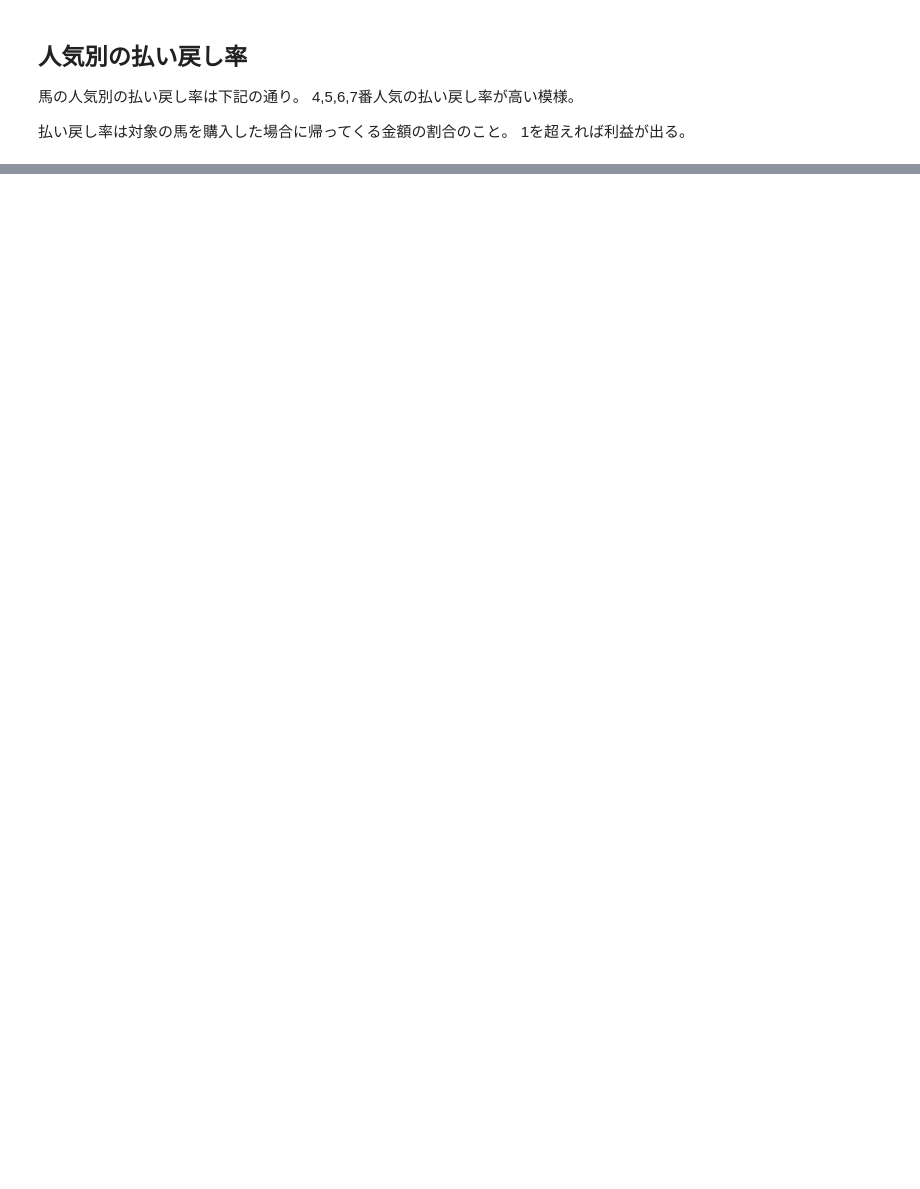
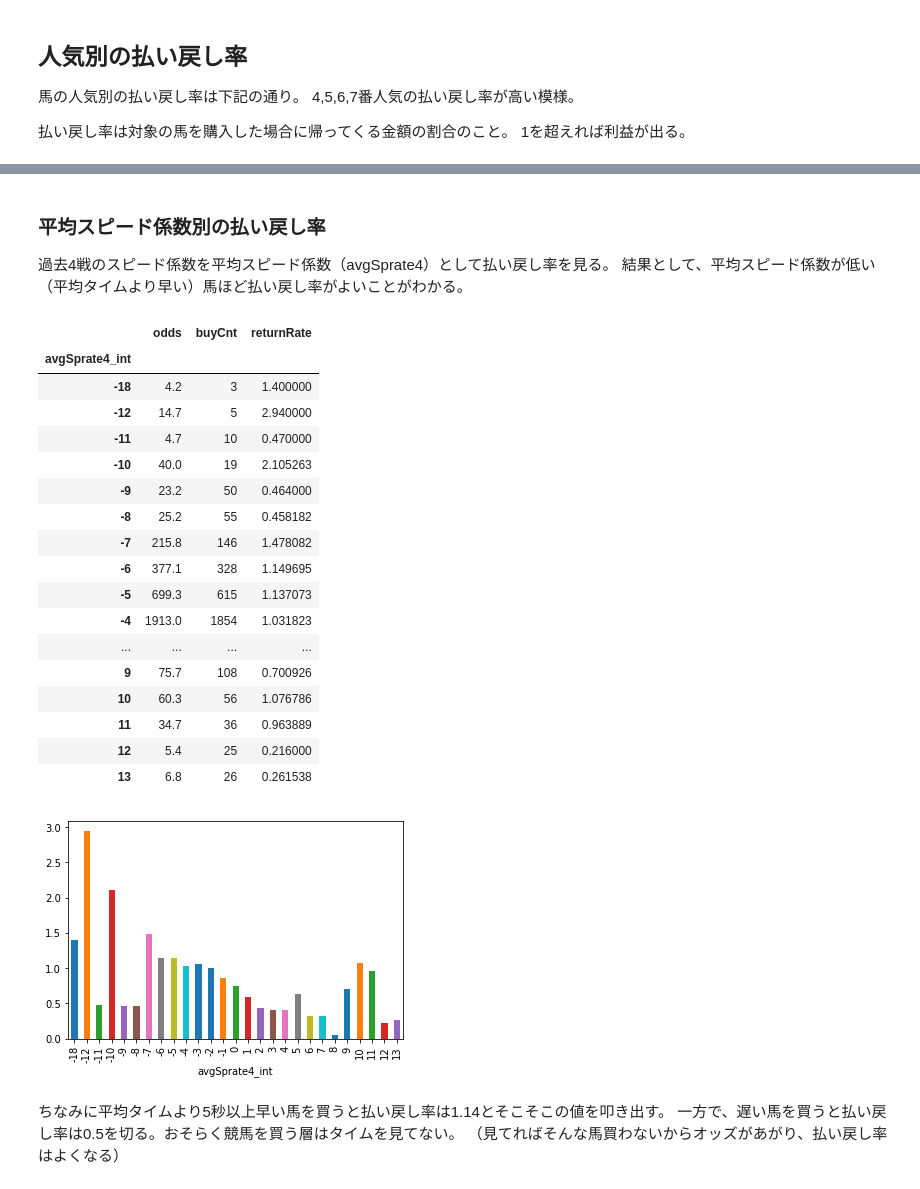
Before and after one commit to nohoho1009/UM4, a Jupyter notebook: notebooks/note1.ipynb, the cells around one changed output, grey strips where cells are left out. Cells and saved outputs as stored; diff of their text form; code cells hidden in the pictures; blank space fills up the shorter version.

```diff
--- a/notebooks/note1.ipynb
+++ b/notebooks/note1.ipynb
@@ -67,0 +91,47 @@ dtype: float64
+# %% [markdown]
+### 平均スピード係数別の払い戻し率
+過去4戦のスピード係数を平均スピード係数（avgSprate4）として払い戻し率を見る。
+結果として、平均スピード係数が低い（平均タイムより早い）馬ほど払い戻し率がよいことがわかる。
+# %%
+# 前戦のスピード係数と勝率を追加したデータ
+feature_u = pd.read_csv("data/feature_update.csv", encoding="Shift-JIS")
+
+# スピード係数を整数に変更（グループ毎に集計したい）
+feature_u["avgSprate4_int"] = feature_u.avgSprate4.fillna(0).apply(int)
+feature_u["preSprate_int"] = feature_u.preSprate.fillna(0).apply(int)
+
+# 過去4回の平均スピード係数毎の回収率
+feature_u["cnt"] = 1
+buyTime = feature_u.groupby(["avgSprate4_int"]).cnt.count()
+
+result_1st = feature_u[feature_u.order_of_finish == 1]
+payback = result_1st.groupby(["avgSprate4_int"]).agg({"odds": "sum"})
+payback["buyCnt"] = buyTime
+payback["returnRate"] = payback.odds / payback.buyCnt
+
+payback.returnRate.plot.bar()
+display(payback)
+# %% [output]
+|  | odds | buyCnt | returnRate |
+| avgSprate4_int |  |  |  |
+| -18 | 4.2 | 3 | 1.400000 |
+| -12 | 14.7 | 5 | 2.940000 |
+| -11 | 4.7 | 10 | 0.470000 |
+| -10 | 40.0 | 19 | 2.105263 |
+| -9 | 23.2 | 50 | 0.464000 |
+| -8 | 25.2 | 55 | 0.458182 |
+| -7 | 215.8 | 146 | 1.478082 |
+| -6 | 377.1 | 328 | 1.149695 |
+| -5 | 699.3 | 615 | 1.137073 |
+| -4 | 1913.0 | 1854 | 1.031823 |
+| ... | ... | ... | ... |
+| 9 | 75.7 | 108 | 0.700926 |
+| 10 | 60.3 | 56 | 1.076786 |
+| 11 | 34.7 | 36 | 0.963889 |
+| 12 | 5.4 | 25 | 0.216000 |
+| 13 | 6.8 | 26 | 0.261538 |
+[figure, added]
+# %% [markdown]
+ちなみに平均タイムより5秒以上早い馬を買うと払い戻し率は1.14とそこそこの値を叩き出す。
+一方で、遅い馬を買うと払い戻し率は0.5を切る。おそらく競馬を買う層はタイムを見てない。
+（見てればそんな馬買わないからオッズがあがり、払い戻し率はよくなる）
```
Also changed, not shown: parts of 13 cells of this notebook, 2 other files.
